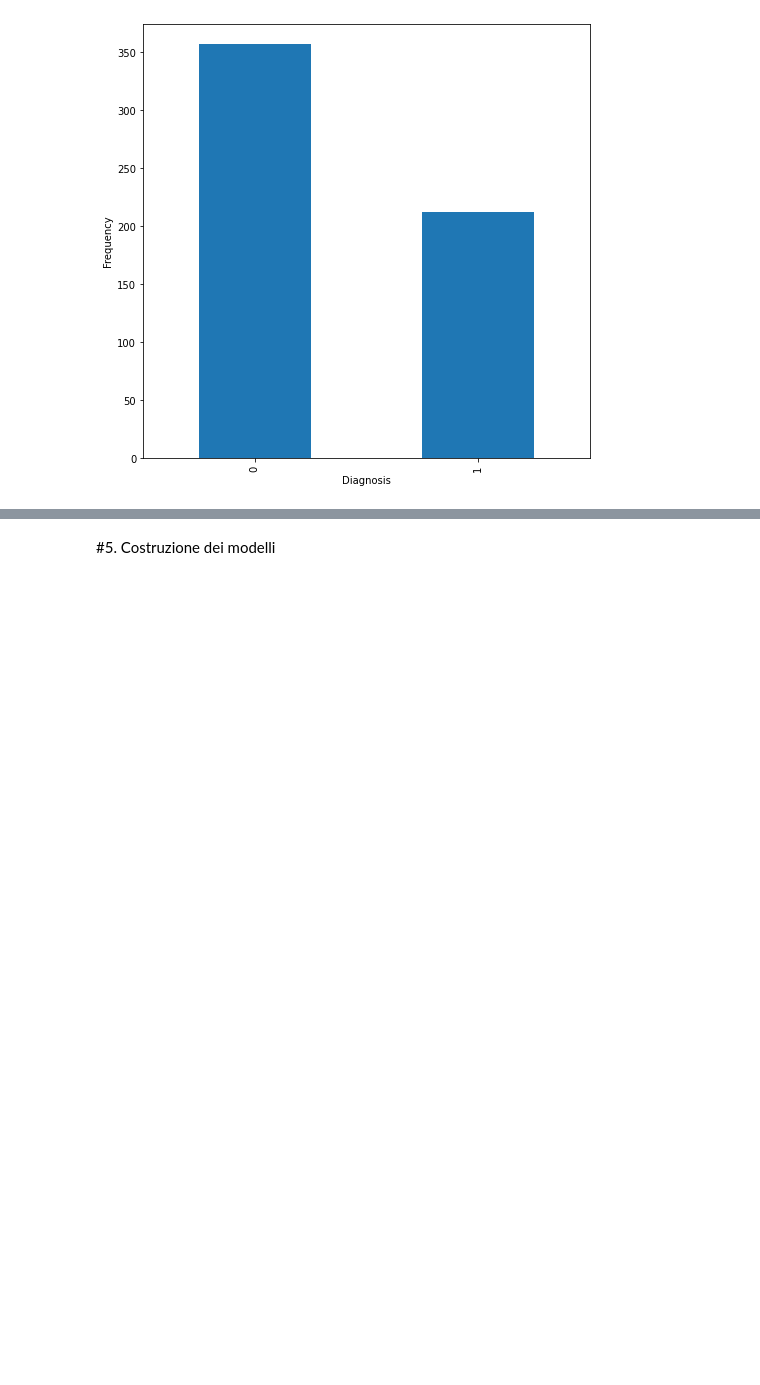
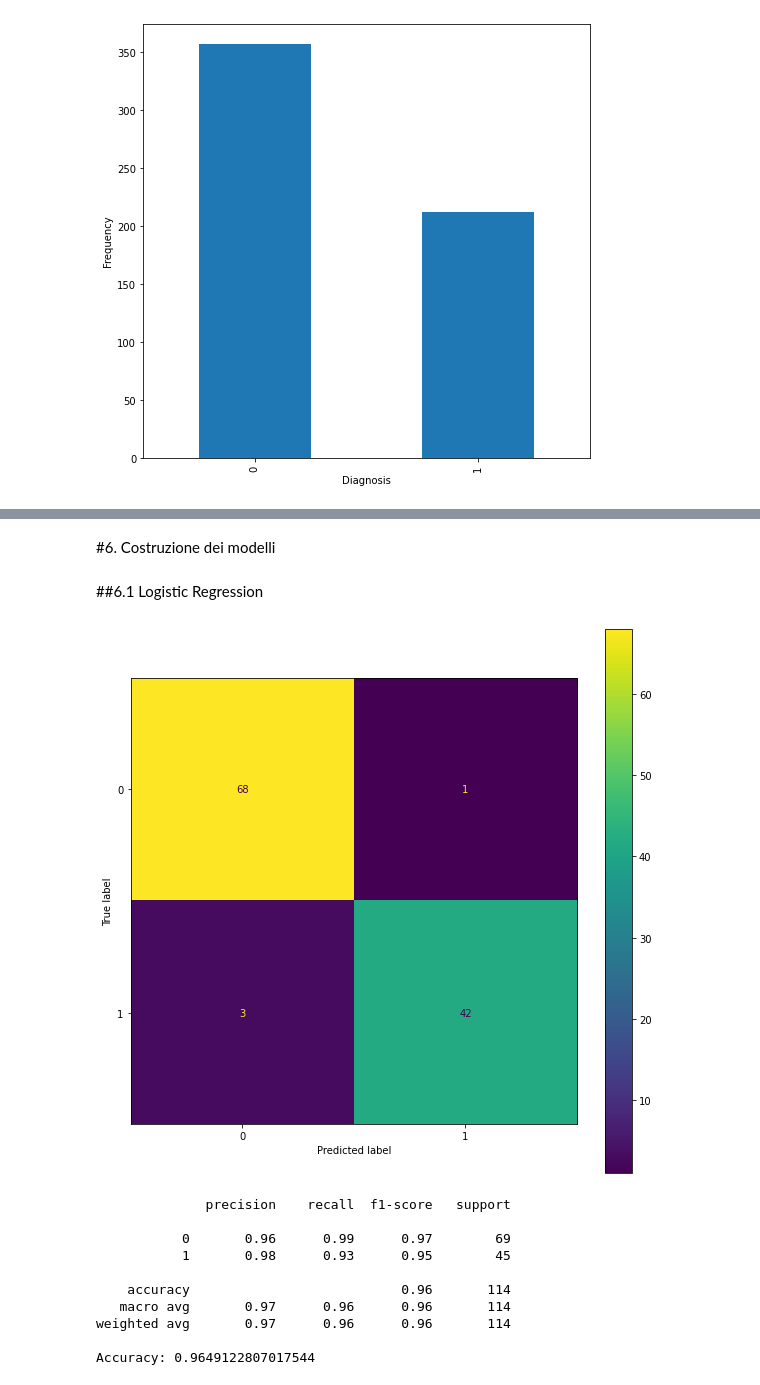
Before and after one commit to xDaryamo/BreastCancerPrediction, a Jupyter notebook: breast_cancer_prediction.ipynb, the cells around one changed output, grey strips where cells are left out. Saved outputs shown, nothing was run; the diff lists cells and outputs as text; code cells hidden in the pictures; blank space fills up the shorter version.

```diff
--- a/breast_cancer_prediction.ipynb
+++ b/breast_cancer_prediction.ipynb
@@ -216,6 +299,6 @@ After OverSampling, counts of label '0': 286
 # %%
-# Normalizzazione
-scaler = StandardScaler()
-X_train_res = scaler.fit_transform(X_train_res)
-X_test = scaler.transform(X_test)
+#Normalizzazione
+scaler = MinMaxScaler(feature_range=(0, 1))
+X_train = scaler.fit_transform(X_train)
+X_test = scaler.fit_transform(X_test)
 # %% [markdown]
@@ -270,2 +339,33 @@ df.head()
 # %% [markdown]
-#5. Costruzione dei modelli
+#6. Costruzione dei modelli
+# %% [markdown]
+##6.1 Logistic Regression
+# %%
+logisticRegr = LogisticRegression()
+
+logisticRegr.fit(X_train, y_train)
+
+y_pred = logisticRegr.predict(X_test)
+
+labels = np.unique(y_test)
+
+fig, ax = plt.subplots(figsize=(10, 10))
+plot_confusion_matrix(logisticRegr, X_test, y_test, ax=ax)
+
+plt.show()
+
+print(classification_report(y_test, y_pred))
+
+print("Accuracy:",accuracy_score(y_test, y_pred))
+# %% [output]
+[figure, added]
+              precision    recall  f1-score   support
+
+           0       0.96      0.99      0.97        69
+           1       0.98      0.93      0.95        45
+
+    accuracy                           0.96       114
+   macro avg       0.97      0.96      0.96       114
+weighted avg       0.97      0.96      0.96       114
+
+Accuracy: 0.9649122807017544
```
Also changed, not shown: parts of 30 cells of this notebook.
